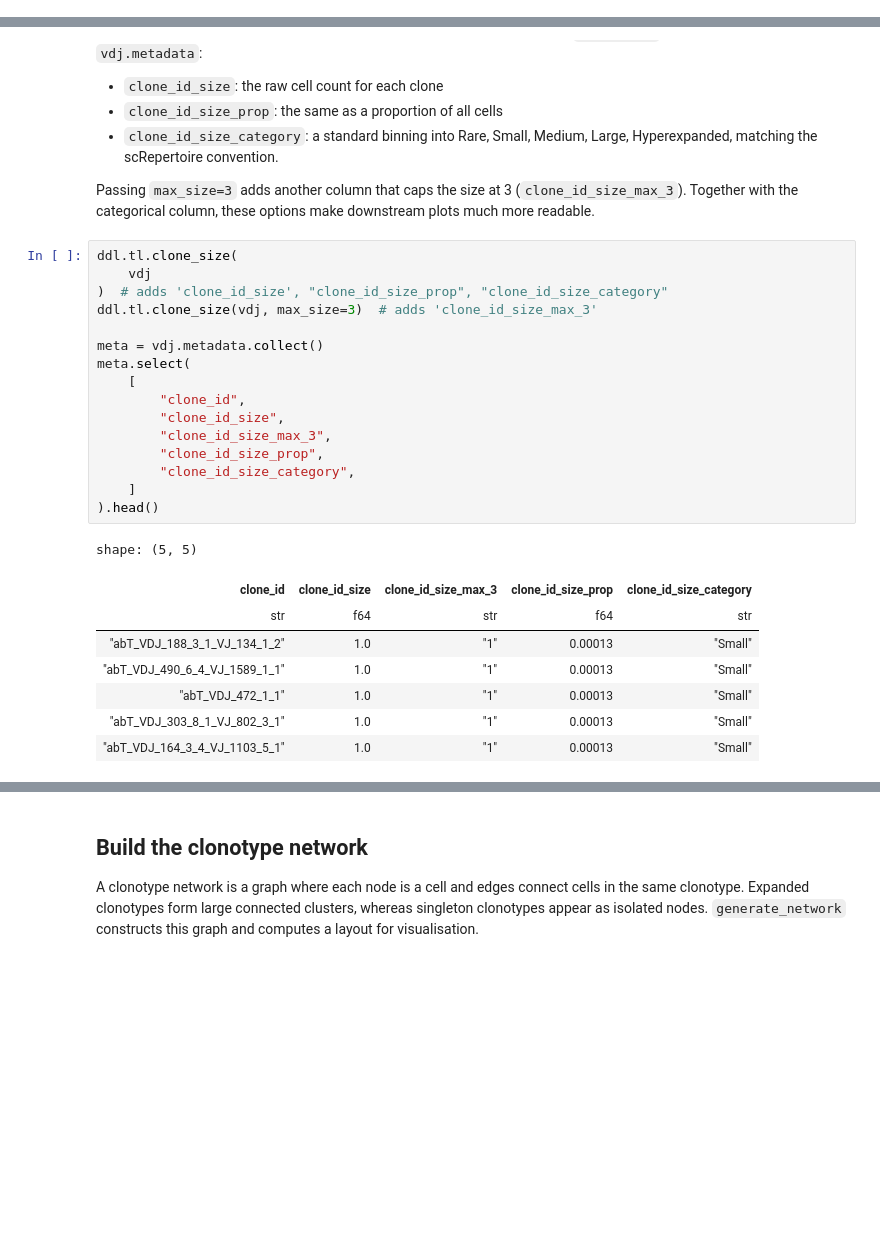
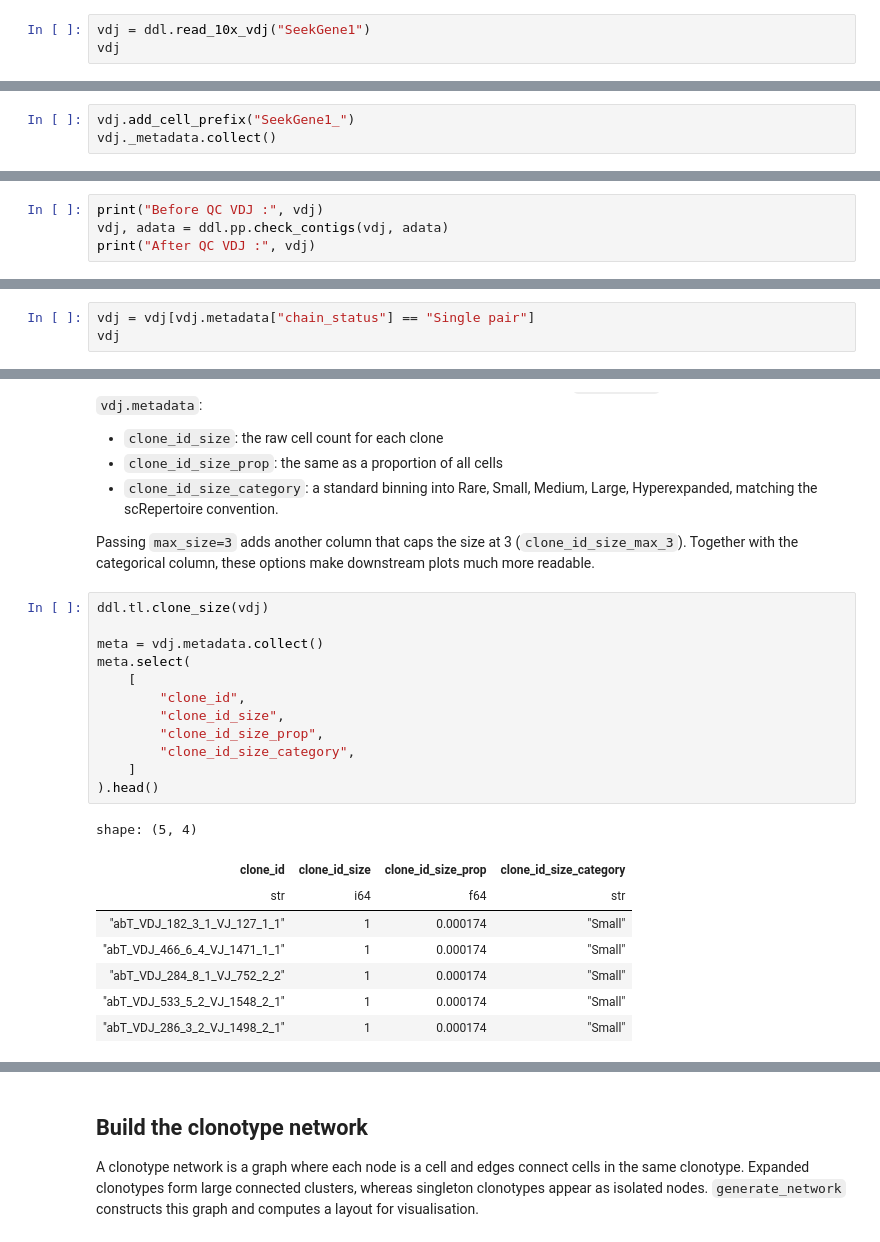
Before and after one commit to tuonglab/FIMSA-training-workshop-1, a Jupyter notebook: notebooks/tutorial-2.ipynb, the cells around one changed output, grey strips where cells are left out. Cells and saved outputs as stored; diff of their text form; blank space fills up the shorter version.

```diff
--- a/notebooks/tutorial-2.ipynb
+++ b/notebooks/tutorial-2.ipynb
@@ -111,0 +164,3 @@ vdj = ddl.read_zipddl("vdj_PICA0208.zipddl")
+# %%
+vdj = ddl.read_10x_vdj("SeekGene1")
+vdj
@@ -303,0 +354,3 @@ After QC GEX : (13438, 38606)
+# %%
+vdj.add_cell_prefix("SeekGene1_")
+vdj._metadata.collect()
@@ -303,0 +372,4 @@ After QC GEX : (13438, 38606)
+# %%
+print("Before QC VDJ :", vdj)
+vdj, adata = ddl.pp.check_contigs(vdj, adata)
+print("After QC VDJ :", vdj)
@@ -355,3 +400,6 @@ Name: proportion, dtype: float64
 For the rest of the tutorial we focus on cells with a clean `Single pair`.
 These are the healthy αβ T cells where we can confidently link a clonotype to a transcriptomic state.
 `NaN` cells without any TCR are also kept in `adata` for the UMAP, but they will appear as "missing" in clone-related plots.
+# %%
+vdj = vdj[vdj.metadata["chain_status"] == "Single pair"]
+vdj
@@ -447,27 +452,23 @@ Once we have clonotypes, we want to know how big each one is. Dandelion's `clone
 
 Passing `max_size=3` adds another column that caps the size at 3 (`clone_id_size_max_3`). Together with the categorical column, these options make downstream plots much more readable.
 # %%
-ddl.tl.clone_size(
-    vdj
-)  # adds 'clone_id_size', "clone_id_size_prop", "clone_id_size_category"
-ddl.tl.clone_size(vdj, max_size=3)  # adds 'clone_id_size_max_3'
+ddl.tl.clone_size(vdj)
 
 meta = vdj.metadata.collect()
 meta.select(
     [
         "clone_id",
         "clone_id_size",
-        "clone_id_size_max_3",
         "clone_id_size_prop",
         "clone_id_size_category",
     ]
 ).head()
 # %% [output]
-shape: (5, 5)
+shape: (5, 4)
-| clone_id | clone_id_size | clone_id_size_max_3 | clone_id_size_prop | clone_id_size_category |
-| str | f64 | str | f64 | str |
-| "abT_VDJ_188_3_1_VJ_134_1_2" | 1.0 | "1" | 0.00013 | "Small" |
-| "abT_VDJ_490_6_4_VJ_1589_1_1" | 1.0 | "1" | 0.00013 | "Small" |
-| "abT_VDJ_472_1_1" | 1.0 | "1" | 0.00013 | "Small" |
-| "abT_VDJ_303_8_1_VJ_802_3_1" | 1.0 | "1" | 0.00013 | "Small" |
-| "abT_VDJ_164_3_4_VJ_1103_5_1" | 1.0 | "1" | 0.00013 | "Small" |
+| clone_id | clone_id_size | clone_id_size_prop | clone_id_size_category |
+| str | i64 | f64 | str |
+| "abT_VDJ_182_3_1_VJ_127_1_1" | 1 | 0.000174 | "Small" |
+| "abT_VDJ_466_6_4_VJ_1471_1_1" | 1 | 0.000174 | "Small" |
+| "abT_VDJ_284_8_1_VJ_752_2_2" | 1 | 0.000174 | "Small" |
+| "abT_VDJ_533_5_2_VJ_1548_2_1" | 1 | 0.000174 | "Small" |
+| "abT_VDJ_286_3_2_VJ_1498_2_1" | 1 | 0.000174 | "Small" |
```
Also changed, not shown: parts of 33 cells of this notebook.
